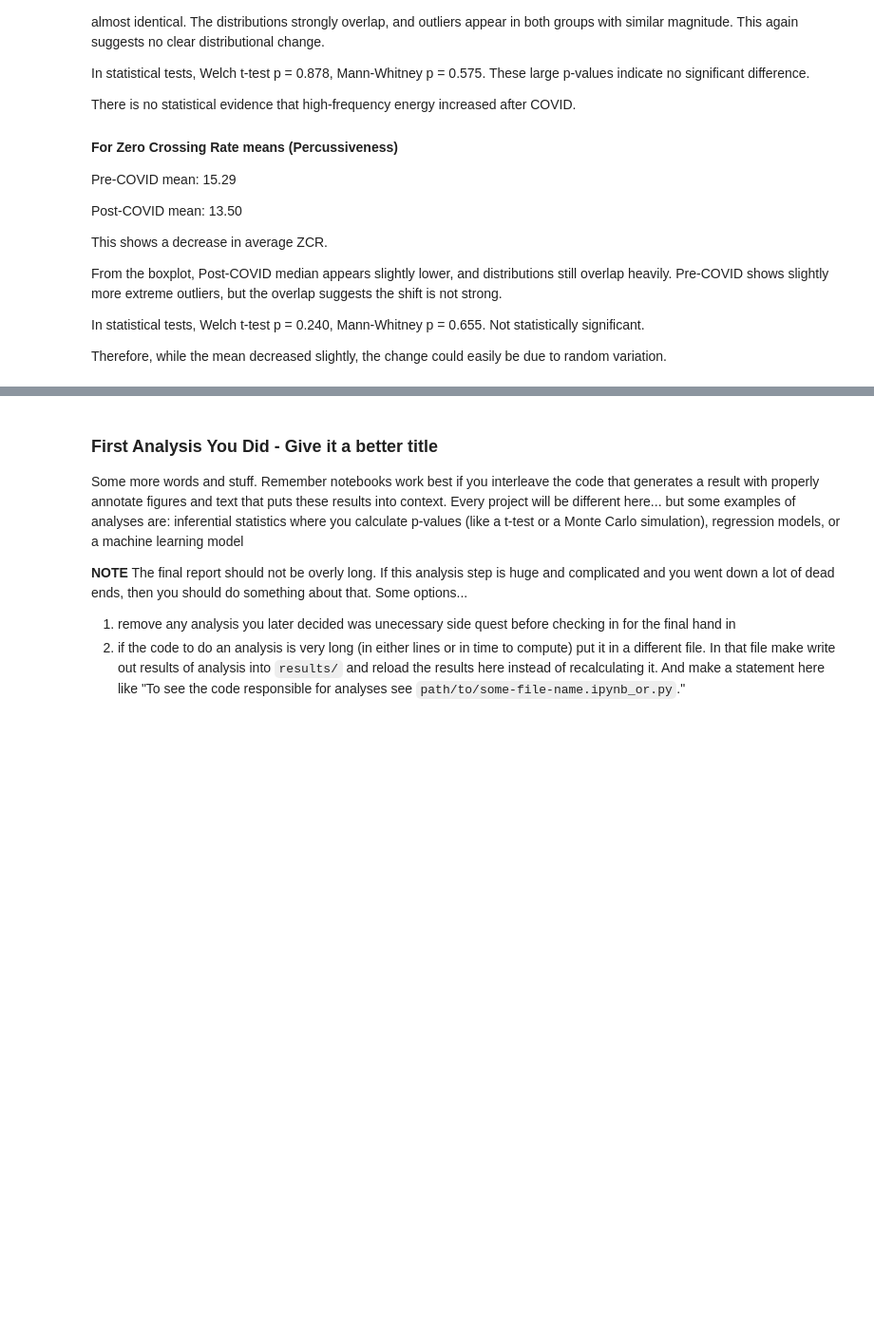
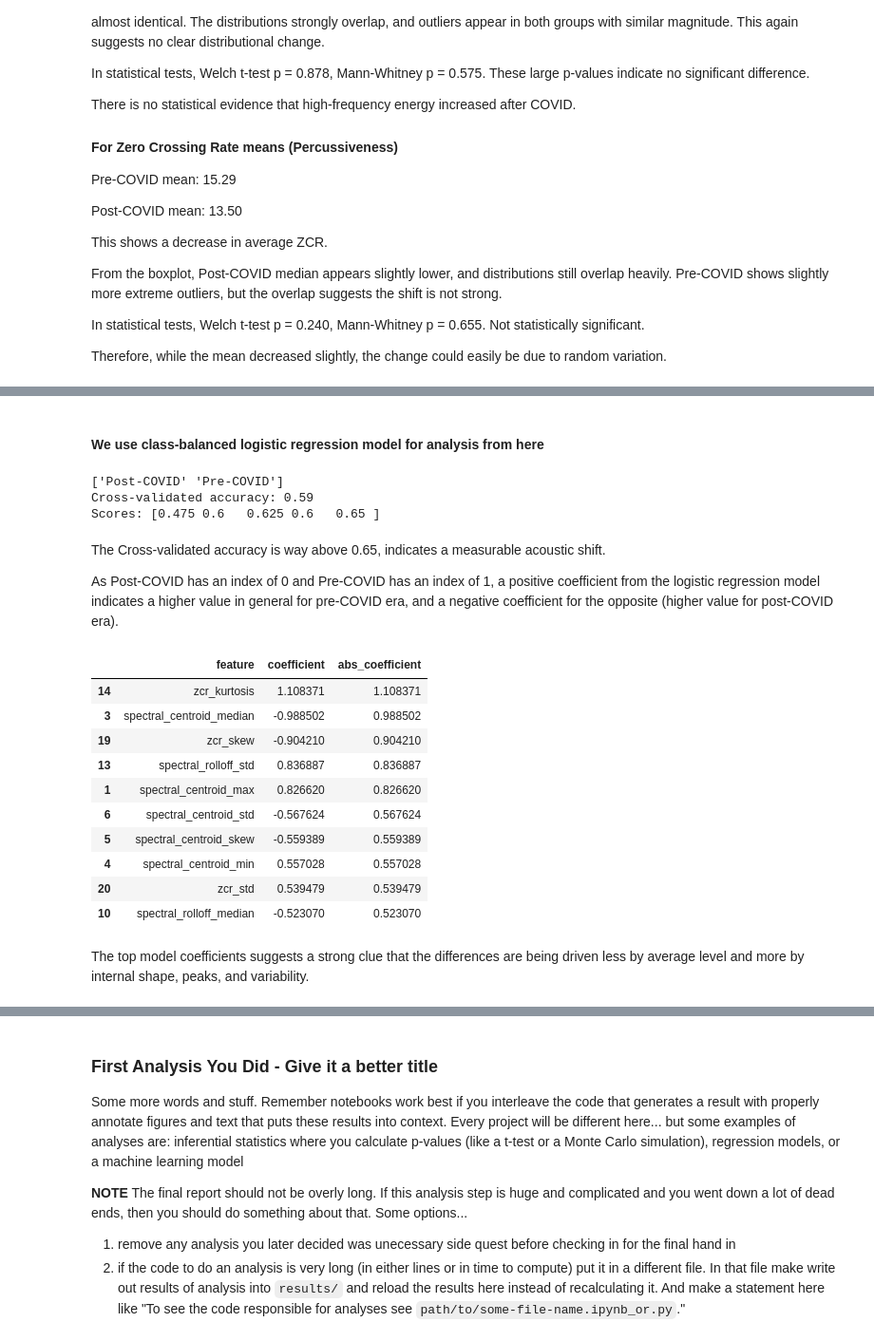
Before and after one commit to COGS108/Group081_WI26, a Jupyter notebook: 03-FinalProject.ipynb, the cells around one changed output, grey strips where cells are left out. Shown at 95% size. Cells and saved outputs as stored; diff of their text form; code cells hidden in the pictures; blank space fills up the shorter version.

Commit message:
class-balanced logistic regression model

```diff
--- a/03-FinalProject.ipynb
+++ b/03-FinalProject.ipynb
@@ -451,0 +531,59 @@ Therefore, while the mean decreased slightly, the change could easily be due to
+# %% [markdown]
+#### We use class-balanced logistic regression model for analysis from here
+# %%
+from sklearn.preprocessing import StandardScaler, LabelEncoder
+from sklearn.linear_model import LogisticRegression
+from sklearn.model_selection import cross_val_score
+
+X = expanded_df[feature_cols]
+y = expanded_df['Period']
+
+le = LabelEncoder()
+y_encoded = le.fit_transform(y)
+print(le.classes_)
+
+scaler = StandardScaler()
+X_scaled = scaler.fit_transform(X)
+
+#model = LogisticRegression(max_iter=1000)
+model = LogisticRegression(
+    max_iter=2000,
+    class_weight='balanced'
+)
+scores = cross_val_score(model, X_scaled, y_encoded, cv=5)
+
+print("Cross-validated accuracy:", scores.mean())
+print("Scores:", scores)
+# %% [output]
+['Post-COVID' 'Pre-COVID']
+Cross-validated accuracy: 0.59
+Scores: [0.475 0.6   0.625 0.6   0.65 ]
+# %% [markdown]
+The Cross-validated accuracy is way above 0.65, indicates a measurable acoustic shift.
+
+As Post-COVID has an index of 0 and Pre-COVID has an index of 1, a positive coefficient from the logistic regression model indicates a higher value in general for pre-COVID era, and a negative coefficient for the opposite (higher value for post-COVID era).
+# %%
+# find which acoustic summaries matter most in the model
+model.fit(X_scaled, y_encoded)
+
+coef_df = pd.DataFrame({
+    'feature': feature_cols,
+    'coefficient': model.coef_[0],
+    'abs_coefficient': np.abs(model.coef_[0])
+}).sort_values('abs_coefficient', ascending=False)
+
+coef_df.head(10)
+# %% [output]
+|  | feature | coefficient | abs_coefficient |
+| 14 | zcr_kurtosis | 1.108371 | 1.108371 |
+| 3 | spectral_centroid_median | -0.988502 | 0.988502 |
+| 19 | zcr_skew | -0.904210 | 0.904210 |
+| 13 | spectral_rolloff_std | 0.836887 | 0.836887 |
+| 1 | spectral_centroid_max | 0.826620 | 0.826620 |
+| 6 | spectral_centroid_std | -0.567624 | 0.567624 |
+| 5 | spectral_centroid_skew | -0.559389 | 0.559389 |
+| 4 | spectral_centroid_min | 0.557028 | 0.557028 |
+| 20 | zcr_std | 0.539479 | 0.539479 |
+| 10 | spectral_rolloff_median | -0.523070 | 0.523070 |
+# %% [markdown]
+The top model coefficients suggests a strong clue that the differences are being driven less by average level and more by internal shape, peaks, and variability.
```
Also changed, not shown: parts of 3 cells of this notebook.
